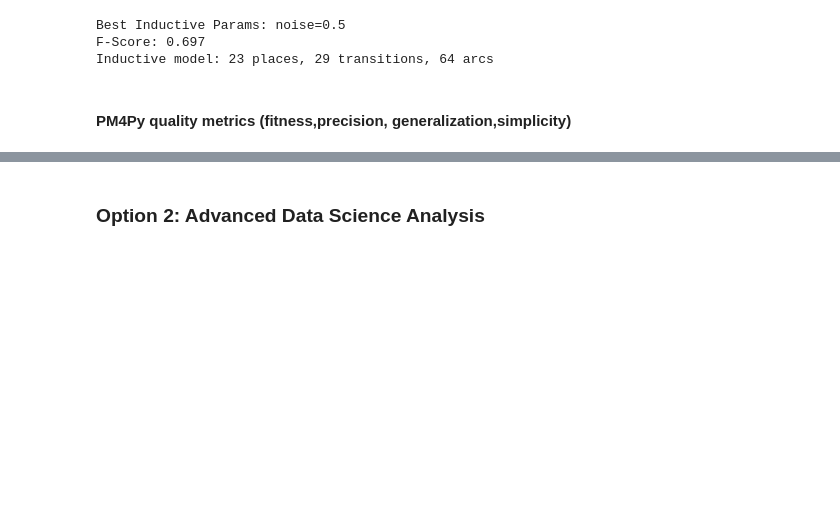
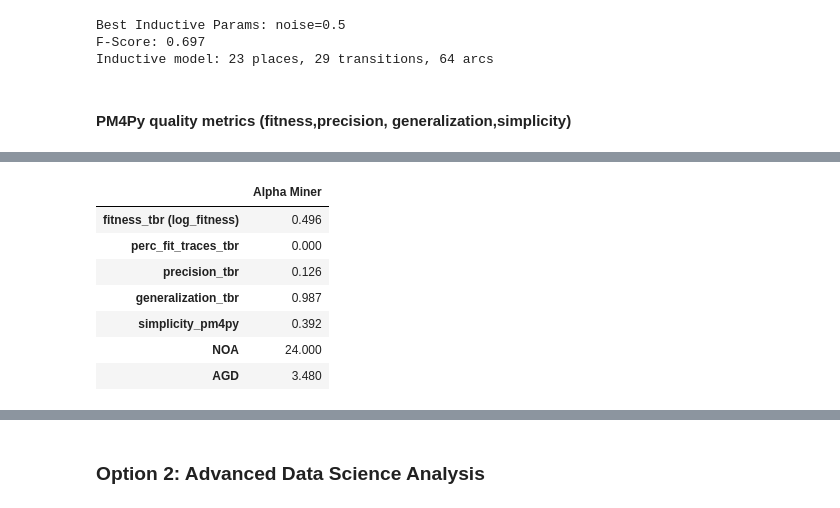
Before and after one commit to M1l3na24/First-Assignment-BPPSO-WS26-27, a Jupyter notebook: assignmentI.ipynb, the cells around one changed output, grey strips where cells are left out. Saved outputs shown, nothing was run; the diff lists cells and outputs as text; code cells hidden in the pictures; blank space fills up the shorter version.

```diff
--- a/assignmentI.ipynb
+++ b/assignmentI.ipynb
@@ -944,7 +941,7 @@ Inductive model: 23 places, 29 transitions, 64 arcs
 # %%
 # For my additional simplicity metrics I chose (NOA) Number of activities/tasks and (AGD) Average Gateway Degree, in the report I justify my decision
 
-def calculate_noa(net):
+def noa(net):
     """
     Calculates the (NOA) Number of activities metric by counting the visible transitions (activities)
     in a Petri net, excluding silent/invisible routing transitions.
@@ -958,7 +955,7 @@ def calculate_noa(net):
     noa = sum(1 for t in net.transitions if t.label is not None)
     return noa
 
-def calculate_agd(net):
+def agd(net):
     """
     Calculates the (AGD) Average Gateway Degree metric by dividing the total number of arcs by the total
     number of places (gateways) in the Petri net.
@@ -978,27 +975,57 @@ def calculate_agd(net):
     agd = num_arcs / num_places
     return agd
 # %%
-# Alpha Miner
-# 1. Quality & Generalization (Token-based)
-fit_res_a = pm4py.fitness_token_based_replay(log_c, alpha_net, ini_mark_alpha, fin_mark_alpha)
-fit_a = fit_res_a['log_fitness']
+# Alpha Miner - Token based Replay
 
-prec_a = pm4py.precision_token_based_replay(log_c, alpha_net, ini_mark_alpha, fin_mark_alpha)
+# NOTE: Tried Allignment based approach and got Exception: trying to apply alignments on a Petri net that is not a easy sound net!!
 
-gen_res_a = pm4py.generalization_token_based_replay(log_c, alpha_net, ini_mark_alpha, fin_mark_alpha)
-gen_a = gen_res_a['generalization']
+# Keep only the columns that we need
+log_min = log_c[[case, act, timestamp]]
 
-f1_a = 2 * (fit_a * prec_a) / (fit_a + prec_a) if (fit_a + prec_a) > 0 else 0
+alpha_results = {}
 
-# 2. Custom Simplicity Metrics (NOA & AGD)
-noa_a = sum(1 for t in alpha_net.transitions if t.label is not None)
-num_places_a = len(alpha_net.places)
-agd_a = len(alpha_net.arcs) / num_places_a if num_places_a > 0 else 0
+# Fitness
+t0 = time.time()
+fit = pm4py.fitness_token_based_replay(log_min,
+                                       alpha_net,
+                                       ini_mark_alpha,
+                                       fin_mark_alpha,
+                                       activity_key=act,
+                                       timestamp_key=timestamp,
+                                       case_id_key=case)
+alpha_results["fitness_tbr (log_fitness)"] = fit["log_fitness"]
+alpha_results["perc_fit_traces_tbr"] = fit["percentage_of_fitting_traces"] / 100
+print(f"Fitness time: {time.time()-t0:.0f}s")
 
-print("--- Alpha Miner Metrics ---")
-print(f"Fitness:        {fit_a:.3f}")
-print(f"Precision:      {prec_a:.3f}")
-print(f"F1-Score:       {f1_a:.3f}")
-print(f"Generalization: {gen_a:.3f}")
-print(f"Simplicity NOA: {noa_a}")
-print(f"Simplicity AGD: {agd_a:.2f}")
+# Precision
+t0 = time.time()
+alpha_results["precision_tbr"] = pm4py.precision_token_based_replay(log_min,
+                                                                    alpha_net,
+                                                                    ini_mark_alpha,
+                                                                    fin_mark_alpha,
+                                                                    activity_key=act,
+                                                                    timestamp_key=timestamp,
+                                                                    case_id_key=case)
+print(f"Precision time: {time.time()-t0:.0f}s")
+
+# Generalization
+t0 = time.time()
+alpha_results["generalization_tbr"] = pm4py.generalization_tbr(log_min,
+                                                               alpha_net,
+                                                               ini_mark_alpha,
+                                                               fin_mark_alpha,
+                                                               activity_key=act,
+                                                               timestamp_key=timestamp,
+                                                               case_id_key=case)
+print(f"Generalization: {time.time()-t0:.0f}s")
+
+# Simplicity
+alpha_results["simplicity_pm4py"] = pm4py.simplicity_petri_net(alpha_net,  # PM4Py uses inverse arc degree
+                                                               ini_mark_alpha,
+                                                               fin_mark_alpha)
+# Additionals
+alpha_results["NOA"] = noa(alpha_net)
+alpha_results["AGD"] = agd(alpha_net)
+
+display(pd.Series(alpha_results, name="Alpha Miner").round(3).to_frame())
+# %% [output]
@@ -1004,0 +1035,8 @@ print(f"Simplicity AGD: {agd_a:.2f}")
+|  | Alpha Miner |
+| fitness_tbr (log_fitness) | 0.496 |
+| perc_fit_traces_tbr | 0.000 |
+| precision_tbr | 0.126 |
+| generalization_tbr | 0.987 |
+| simplicity_pm4py | 0.392 |
+| NOA | 24.000 |
+| AGD | 3.480 |
```
Also changed, not shown: parts of 10 cells of this notebook, 8 other files.
